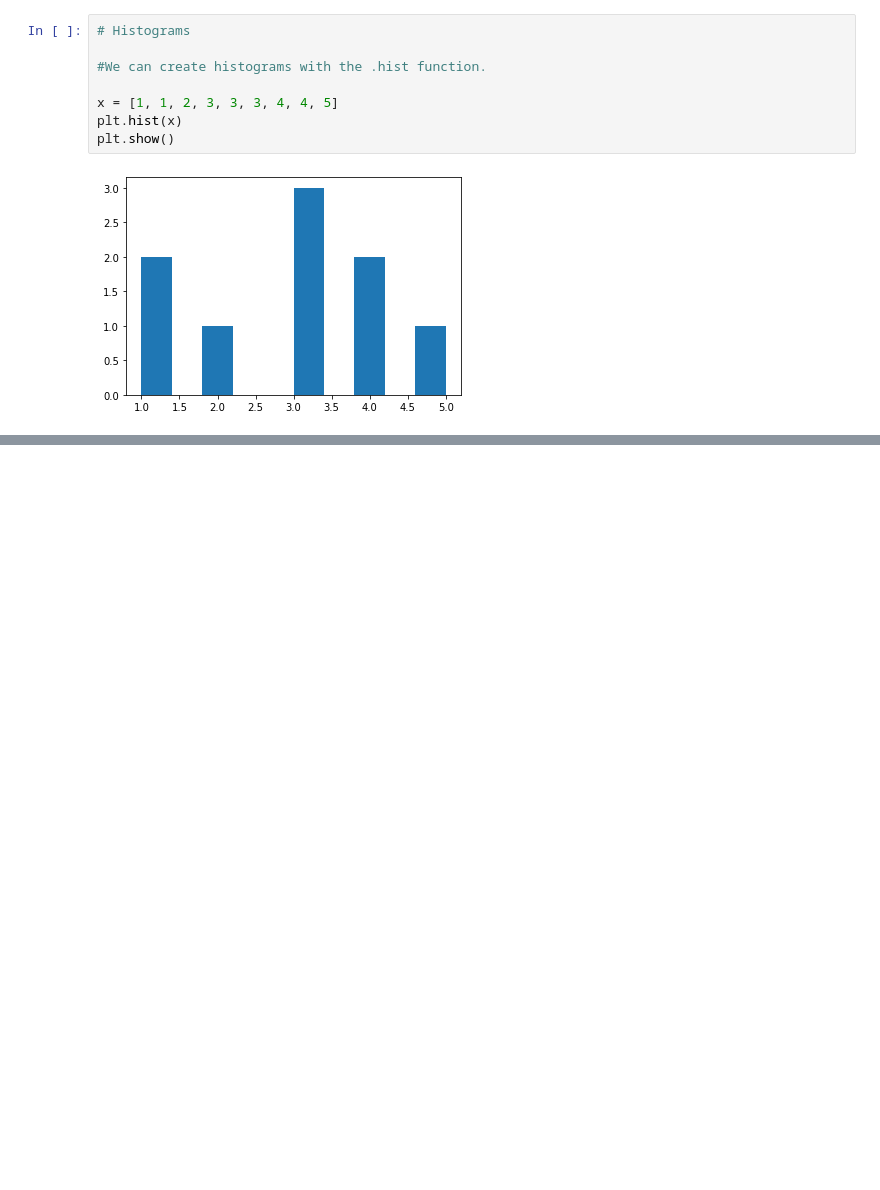
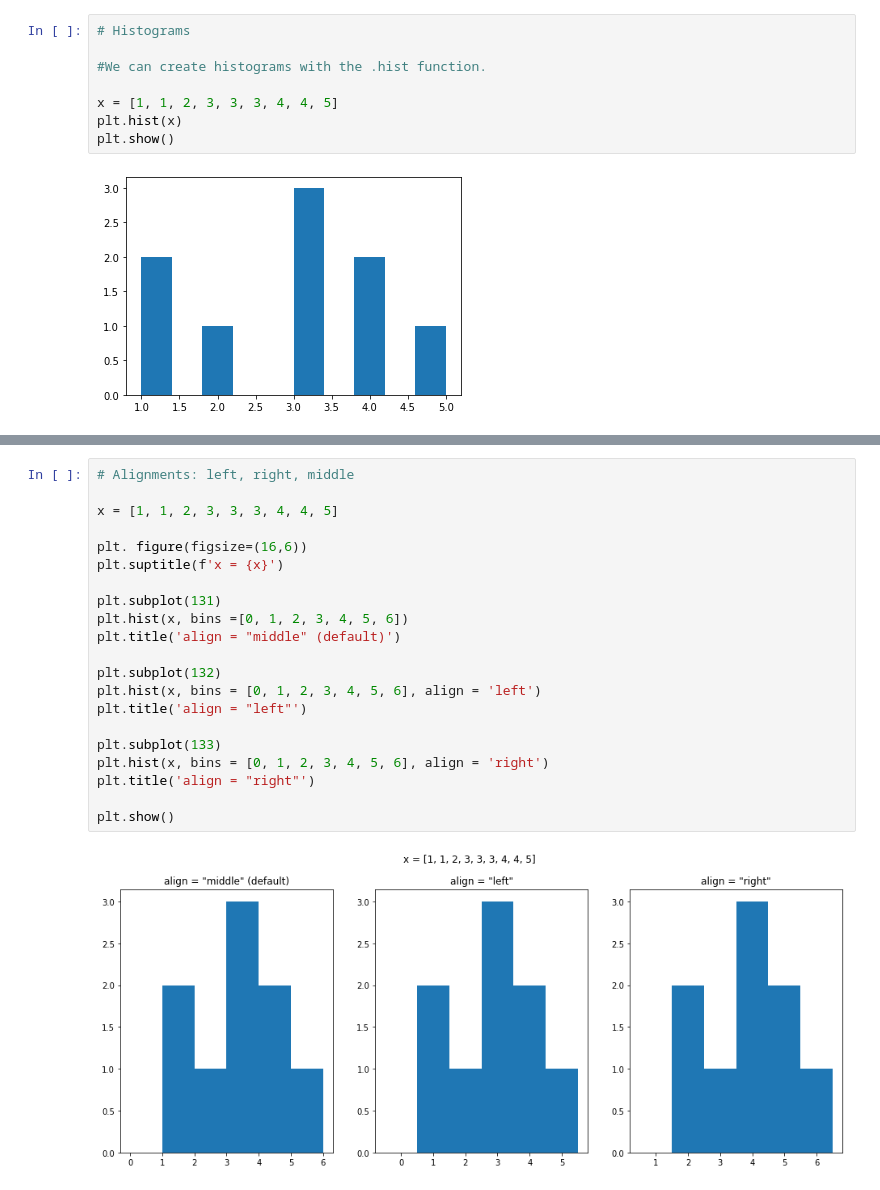
Before and after one commit to SaraPena/resources, a Jupyter notebook: matplotlib_intro_lesson.ipynb, the cells around one changed output, grey strips where cells are left out. Cells and saved outputs as stored; diff of their text form; blank space fills up the shorter version.

```diff
--- a/matplotlib_intro_lesson.ipynb
+++ b/matplotlib_intro_lesson.ipynb
@@ -226,0 +236,23 @@ plt.show()
+# %%
+# Alignments: left, right, middle
+
+x = [1, 1, 2, 3, 3, 3, 4, 4, 5]
+
+plt. figure(figsize=(16,6))
+plt.suptitle(f'x = {x}')
+
+plt.subplot(131)
+plt.hist(x, bins =[0, 1, 2, 3, 4, 5, 6])
+plt.title('align = "middle" (default)')
+
+plt.subplot(132)
+plt.hist(x, bins = [0, 1, 2, 3, 4, 5, 6], align = 'left')
+plt.title('align = "left"')
+
+plt.subplot(133)
+plt.hist(x, bins = [0, 1, 2, 3, 4, 5, 6], align = 'right')
+plt.title('align = "right"')
+
+plt.show()
+# %% [output]
+[figure, added]
```
Also changed, not shown: parts of 12 cells of this notebook.
